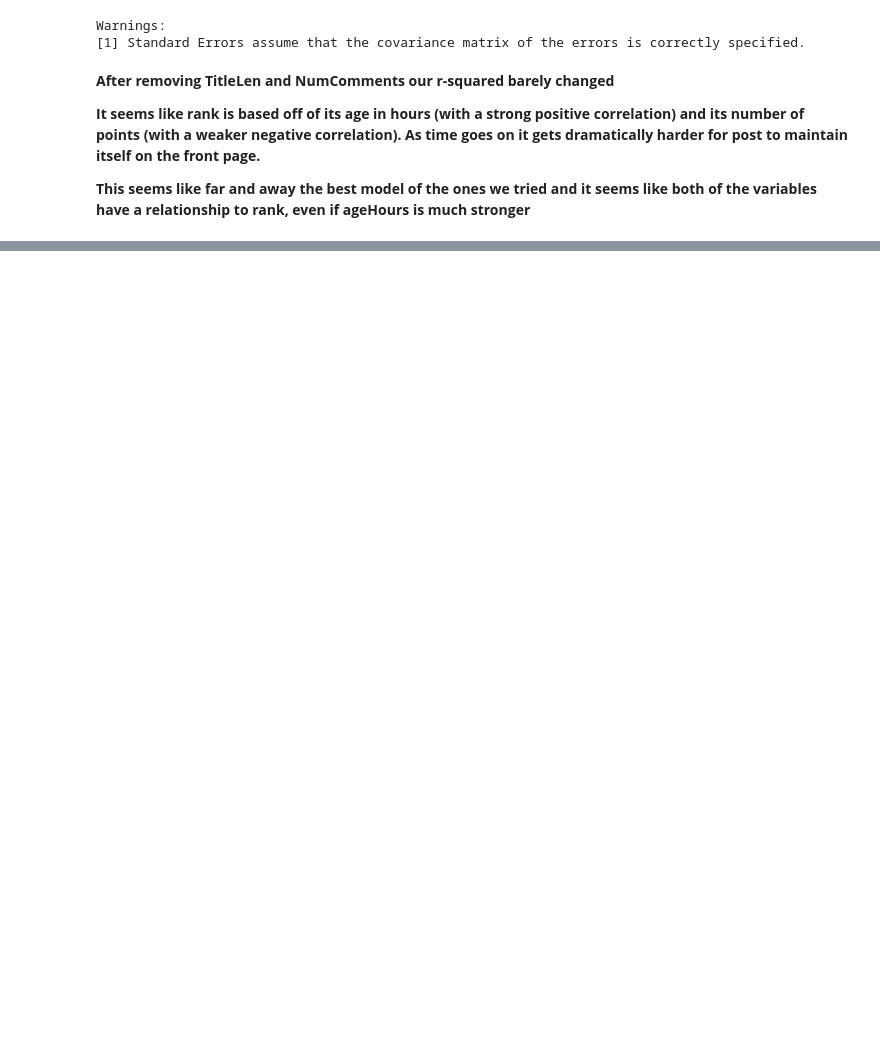
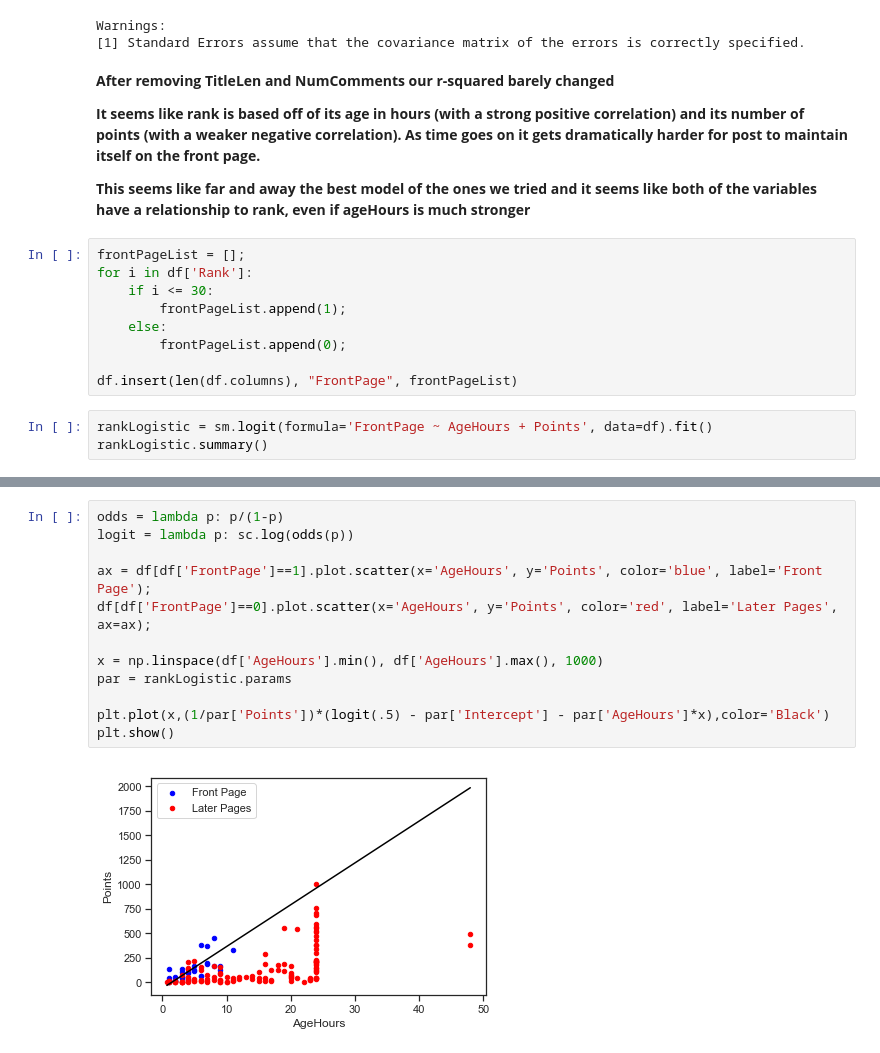
Before and after one commit to erikpoole/Masters-of-Software-Developement, a Jupyter notebook: 6017/scrapingAndRegression/scrapingAndRegression.ipynb, the cells around one changed output, grey strips where cells are left out. Cells and saved outputs as stored; diff of their text form; blank space fills up the shorter version.

```diff
--- a/6017/scrapingAndRegression/scrapingAndRegression.ipynb
+++ b/6017/scrapingAndRegression/scrapingAndRegression.ipynb
@@ -186,3 +204,15 @@ Warnings:
 **It seems like rank is based off of its age in hours (with a strong positive correlation) and its number of points (with a weaker negative correlation).  As time goes on it gets dramatically harder for post to maintain itself on the front page.**
 
 **This seems like far and away the best model of the ones we tried and it seems like both of the variables have a relationship to rank, even if ageHours is much stronger**
+# %%
+frontPageList = [];
+for i in df['Rank']:
+    if i <= 30:
+        frontPageList.append(1);
+    else:
+        frontPageList.append(0);
+
+df.insert(len(df.columns), "FrontPage", frontPageList)
+# %%
+rankLogistic = sm.logit(formula='FrontPage ~ AgeHours + Points', data=df).fit()
+rankLogistic.summary()
@@ -188,0 +235,14 @@ Warnings:
+# %%
+odds = lambda p: p/(1-p)
+logit = lambda p: sc.log(odds(p))
+
+ax = df[df['FrontPage']==1].plot.scatter(x='AgeHours', y='Points', color='blue', label='Front Page');
+df[df['FrontPage']==0].plot.scatter(x='AgeHours', y='Points', color='red', label='Later Pages', ax=ax);
+
+x = np.linspace(df['AgeHours'].min(), df['AgeHours'].max(), 1000)
+par = rankLogistic.params
+
+plt.plot(x,(1/par['Points'])*(logit(.5) - par['Intercept'] - par['AgeHours']*x),color='Black')
+plt.show()
+# %% [output]
+[figure, added]
```
Also changed, not shown: parts of 15 cells of this notebook, 1 other file.
